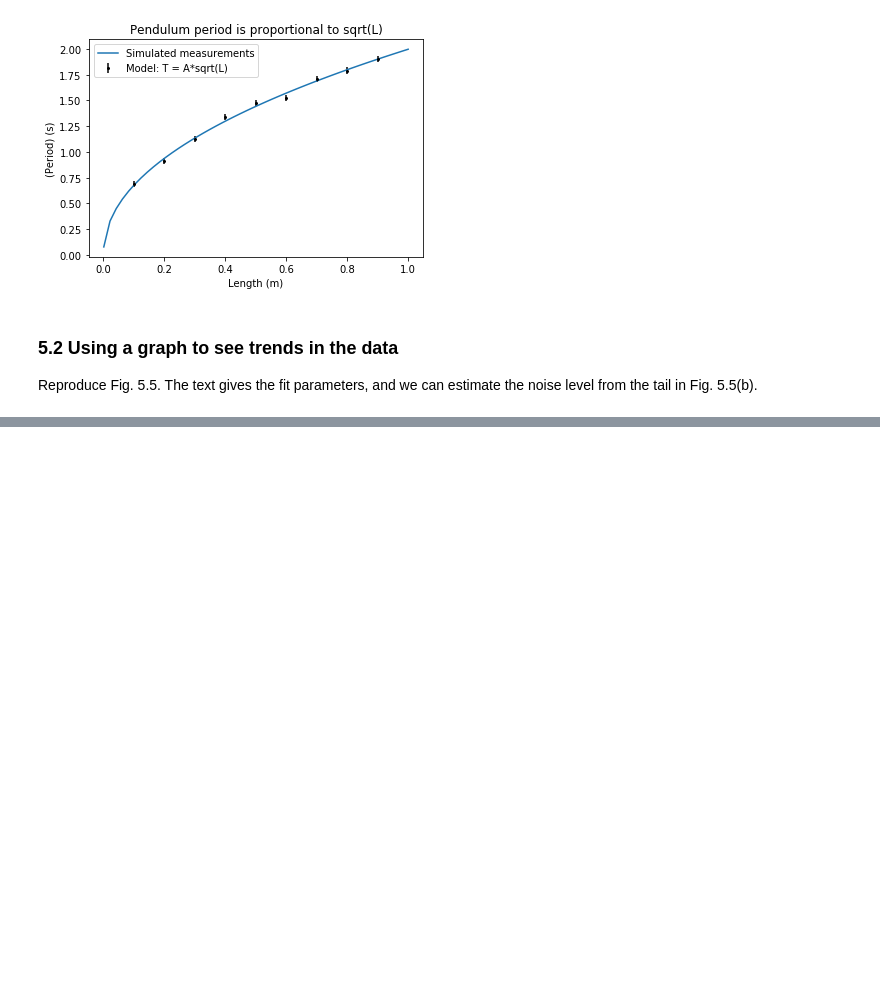
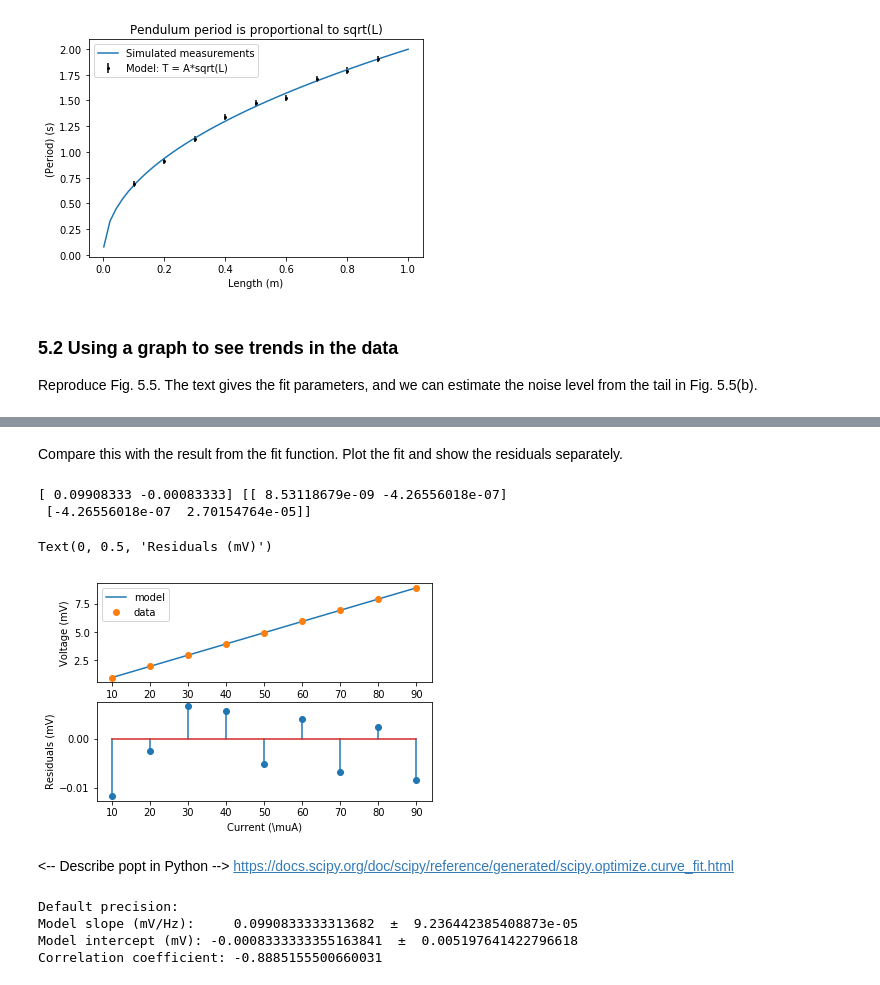
Before and after one commit to jsdodge/data-analysis-python, a Jupyter notebook: notebooks/Chapter 5.ipynb, the cells around one changed output, grey strips where cells are left out. Cells and saved outputs as stored; diff of their text form; code cells hidden in the pictures; blank space fills up the shorter version.

```diff
--- a/notebooks/Chapter 5.ipynb
+++ b/notebooks/Chapter 5.ipynb
@@ -304,0 +392,26 @@ Reproduce Fig. 5.5. The text gives the fit parameters, and we can estimate the n
+# %% [markdown]
+Compare this with the result from the fit function. Plot the fit and show the residuals separately.
+# %%
+def model(x, a, b):
+    return a * x + b
+popt, pcov = curve_fit(model, current,voltage)
+print(popt, pcov)
+# %% [output]
+[ 0.09908333 -0.00083333] [[ 8.53118679e-09 -4.26556018e-07]
+ [-4.26556018e-07  2.70154764e-05]]
+# %%
+plt.subplot(2, 1, 1)
+plt.plot(current, current * popt[0] + popt[1], current, voltage, 'o')
+plt.legend(['model', 'data'])
+plt.ylabel('Voltage (mV)')
+plt.subplot(2, 1, 2)
+plt.stem(current, voltage - current * popt[0] + popt[1]);
+
+plt.xlabel('Current (\muA)')
+plt.ylabel('Residuals (mV)')
+# %% [output]
+Text(0, 0.5, 'Residuals (mV)')
+[figure, added]
+# %% [markdown]
+<-- Describe popt in Python -->
+https://docs.scipy.org/doc/scipy/reference/generated/scipy.optimize.curve_fit.html
@@ -304,0 +424,11 @@ Reproduce Fig. 5.5. The text gives the fit parameters, and we can estimate the n
+# %%
+# Display formatted results
+print("Default precision:")
+print("Model slope (mV/Hz):    ", mopt, " ± ", m_alpha)
+print("Model intercept (mV):", bopt, " ± ", b_alpha)
+print("Correlation coefficient:", rho_mb)
+# %% [output]
+Default precision:
+Model slope (mV/Hz):     0.0990833333313682  ±  9.236442385408873e-05
+Model intercept (mV): -0.0008333333355163841  ±  0.005197641422796618
+Correlation coefficient: -0.8885155500660031
```
Also changed, not shown: parts of 10 cells of this notebook.
